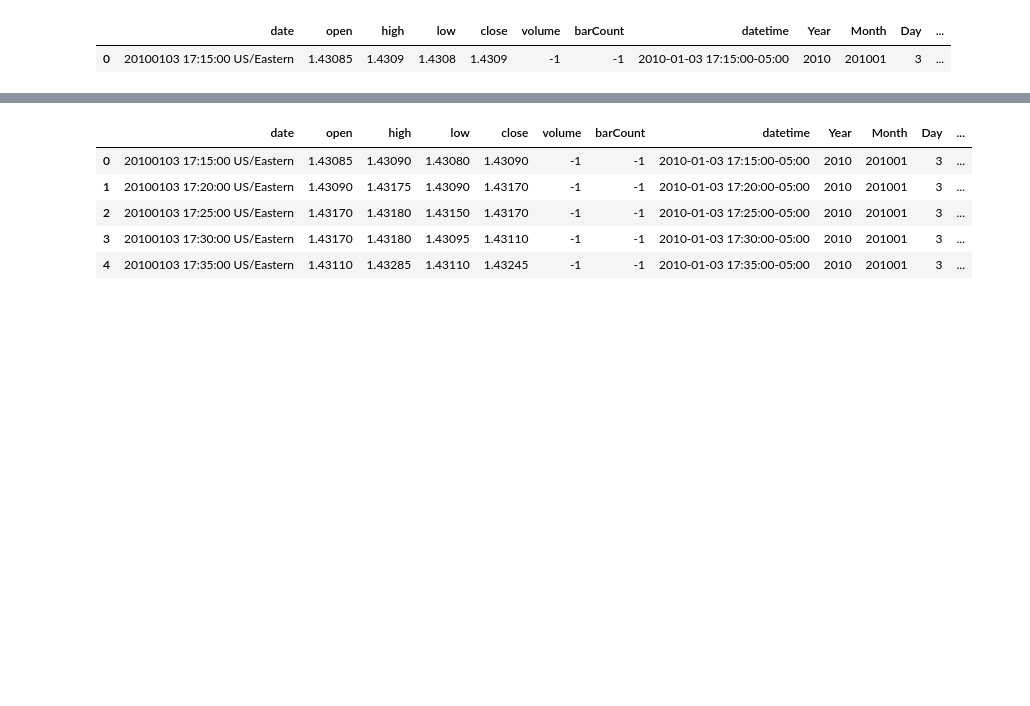
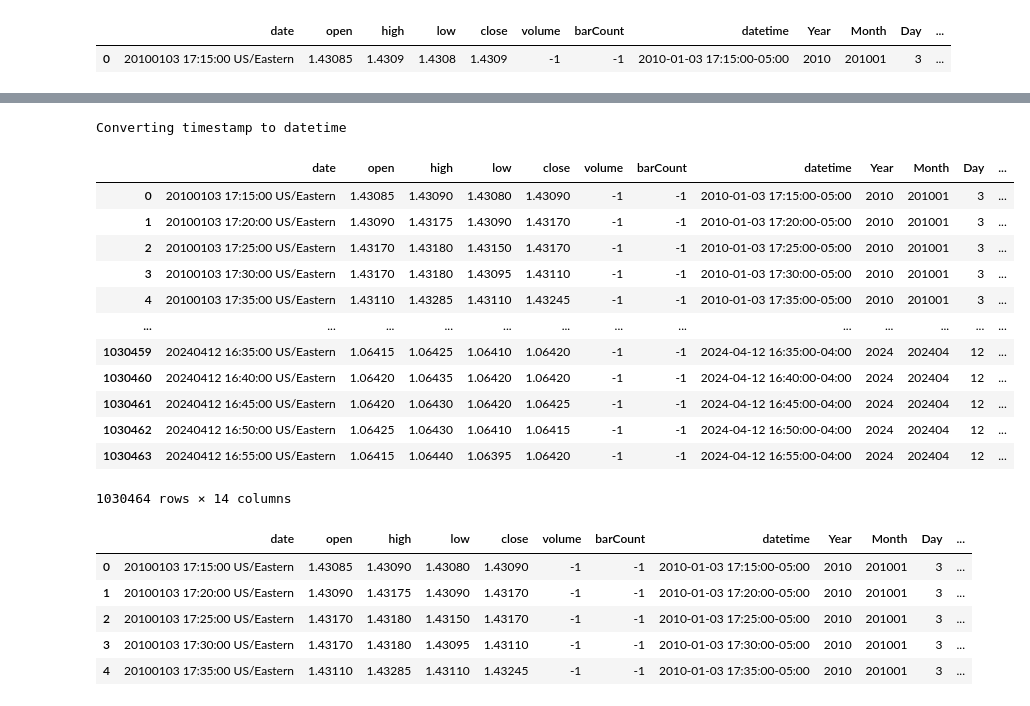
Before and after one commit to juanbarco92/Trading, a Jupyter notebook: ForexDataExtractorProject/notebooks/sma-sr.ipynb, the cells around one changed output, grey strips where cells are left out. Drawn from its saved outputs; the diff is of its cells as text; code cells hidden in the pictures; blank space fills up the shorter version.

```diff
--- a/ForexDataExtractorProject/notebooks/sma-sr.ipynb
+++ b/ForexDataExtractorProject/notebooks/sma-sr.ipynb
@@ -362,3 +190,42 @@ plot_candlestick_with_clusters_plotly(df_EURUSD_5min_toviz, df_clusters, 10000)
+# %%
+df_original = df_EURUSD_5min.copy()
+
+# Asegurarse que tengamos la información temporal correcta
+if isinstance(df_original.index, pd.DatetimeIndex):
+    # El índice ya es temporal, lo usamos directamente
+    df_working = df_original.copy()
+    has_time_index = True
+else:
+    # No tiene índice temporal, verificamos si tiene timestamp
+    df_working = df_original.copy()
+    has_time_index = False
+
+    if 'datetime' in df_working.columns:
+        # Convertir timestamp a datetime sin alternar el índice original
+        print("Converting timestamp to datetime")
+        df_working['datetime'] = pd.to_datetime(df_working['datetime'], unit='ms')
+    else:
+        # Si no hay información temporal, crear un índice secuencial
+        print("else")
+        df_working['datetime'] = pd.date_range(start='2000-01-01', periods=len(df_working), freq='5min')
+# %% [output]
+Converting timestamp to datetime
+# %%
+df_working
+# %% [output]
+|  | date | open | high | low | close | volume | barCount | datetime | Year | Month | Day | ... |
+| 0 | 20100103 17:15:00 US/Eastern | 1.43085 | 1.43090 | 1.43080 | 1.43090 | -1 | -1 | 2010-01-03 17:15:00-05:00 | 2010 | 201001 | 3 | ... |
+| 1 | 20100103 17:20:00 US/Eastern | 1.43090 | 1.43175 | 1.43090 | 1.43170 | -1 | -1 | 2010-01-03 17:20:00-05:00 | 2010 | 201001 | 3 | ... |
+| 2 | 20100103 17:25:00 US/Eastern | 1.43170 | 1.43180 | 1.43150 | 1.43170 | -1 | -1 | 2010-01-03 17:25:00-05:00 | 2010 | 201001 | 3 | ... |
+| 3 | 20100103 17:30:00 US/Eastern | 1.43170 | 1.43180 | 1.43095 | 1.43110 | -1 | -1 | 2010-01-03 17:30:00-05:00 | 2010 | 201001 | 3 | ... |
+| 4 | 20100103 17:35:00 US/Eastern | 1.43110 | 1.43285 | 1.43110 | 1.43245 | -1 | -1 | 2010-01-03 17:35:00-05:00 | 2010 | 201001 | 3 | ... |
+| ... | ... | ... | ... | ... | ... | ... | ... | ... | ... | ... | ... | ... |
+| 1030459 | 20240412 16:35:00 US/Eastern | 1.06415 | 1.06425 | 1.06410 | 1.06420 | -1 | -1 | 2024-04-12 16:35:00-04:00 | 2024 | 202404 | 12 | ... |
+| 1030460 | 20240412 16:40:00 US/Eastern | 1.06420 | 1.06435 | 1.06420 | 1.06420 | -1 | -1 | 2024-04-12 16:40:00-04:00 | 2024 | 202404 | 12 | ... |
+| 1030461 | 20240412 16:45:00 US/Eastern | 1.06420 | 1.06430 | 1.06420 | 1.06425 | -1 | -1 | 2024-04-12 16:45:00-04:00 | 2024 | 202404 | 12 | ... |
+| 1030462 | 20240412 16:50:00 US/Eastern | 1.06425 | 1.06430 | 1.06410 | 1.06415 | -1 | -1 | 2024-04-12 16:50:00-04:00 | 2024 | 202404 | 12 | ... |
+| 1030463 | 20240412 16:55:00 US/Eastern | 1.06415 | 1.06440 | 1.06395 | 1.06420 | -1 | -1 | 2024-04-12 16:55:00-04:00 | 2024 | 202404 | 12 | ... |
+1030464 rows × 14 columns
 # %%
 import numpy as np
 from numpy.lib.stride_tricks import sliding_window_view
```
Also changed, not shown: parts of 16 cells of this notebook, 6 other files.
